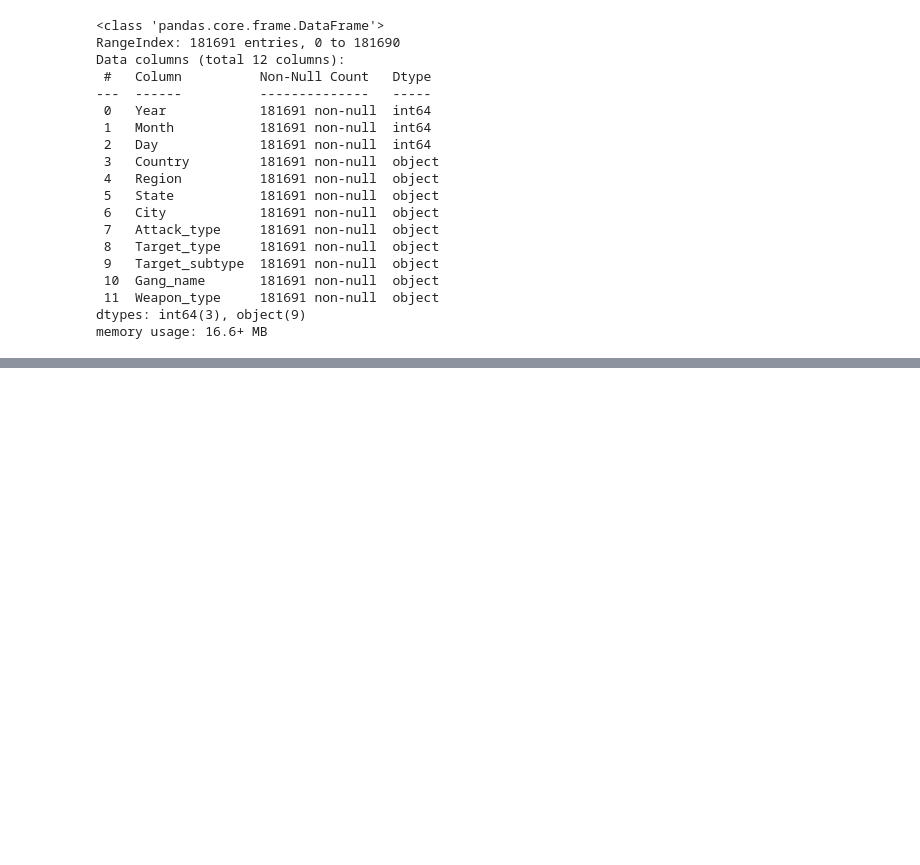
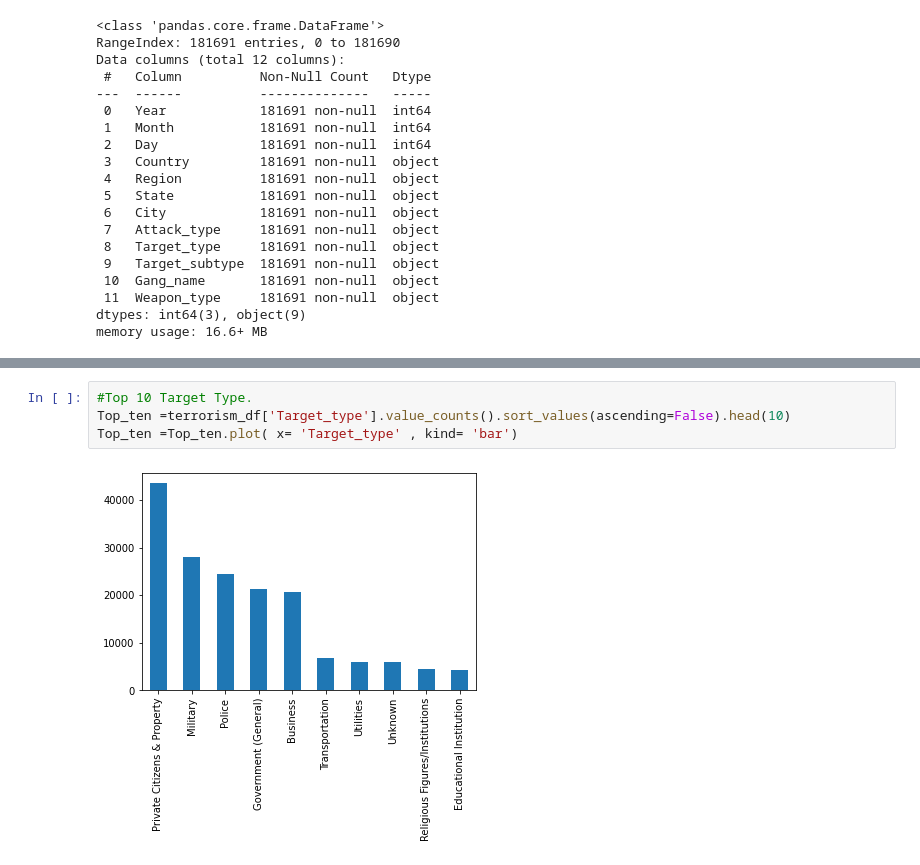
Before and after one commit to Nikhilprasad1010/Global-terrorism-analysis, a Jupyter notebook: Global_terrorism.ipynb, the cells around one changed output, grey strips where cells are left out. Drawn from its saved outputs; the diff is of its cells as text; blank space fills up the shorter version.

```diff
--- a/Global_terrorism.ipynb
+++ b/Global_terrorism.ipynb
@@ -249,0 +316,6 @@ memory usage: 16.6+ MB
+# %%
+#Top 10 Target Type.
+Top_ten =terrorism_df['Target_type'].value_counts().sort_values(ascending=False).head(10)
+Top_ten =Top_ten.plot( x= 'Target_type' , kind= 'bar')
+# %% [output]
+[figure, added]
```
Also changed, not shown: parts of 27 cells of this notebook.
